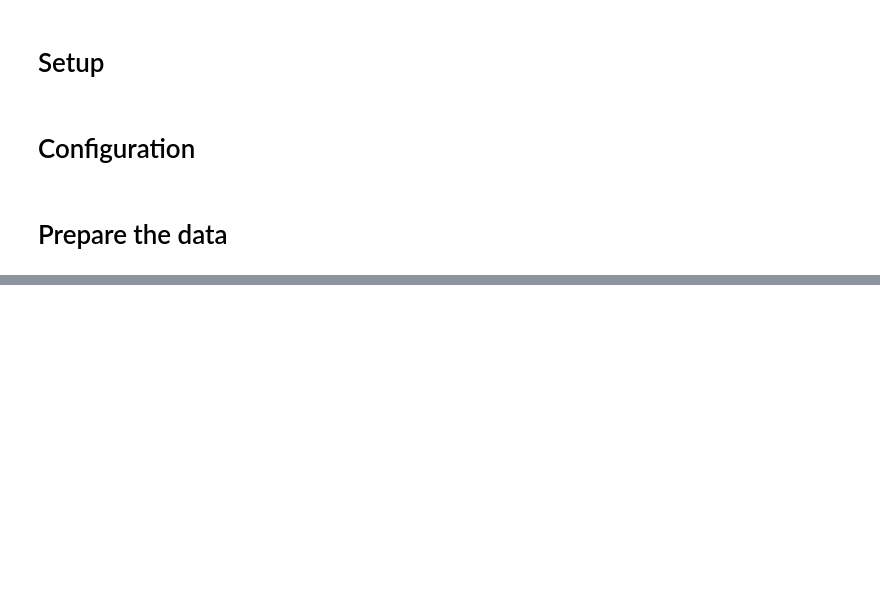
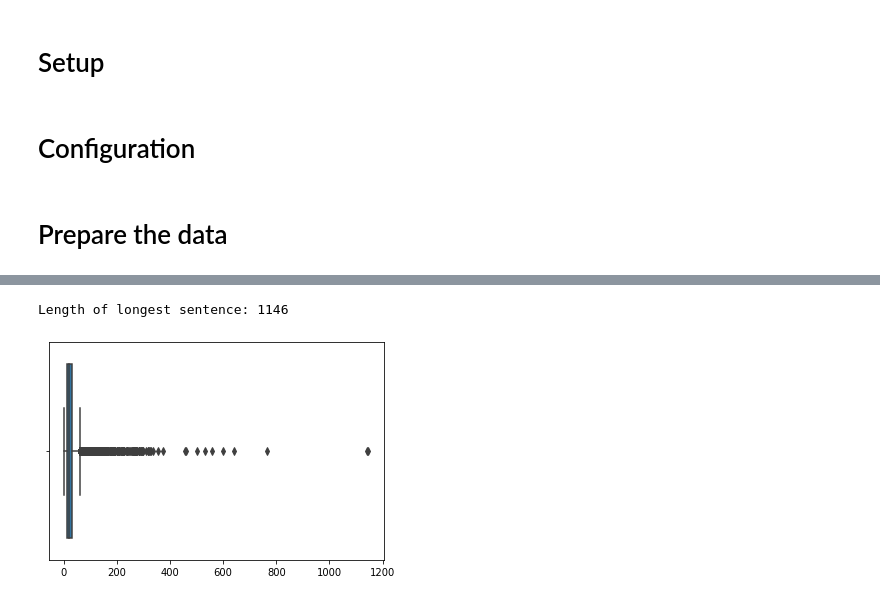
Before and after one commit to HLTT14/NLP-Assignments, a Jupyter notebook: NLP_Assignment2.ipynb, the cells around one changed output, grey strips where cells are left out. Saved outputs shown, nothing was run; the diff lists cells and outputs as text; code cells hidden in the pictures; blank space fills up the shorter version.

```diff
--- a/NLP_Assignment2.ipynb
+++ b/NLP_Assignment2.ipynb
@@ -83,0 +118,2 @@ df.head()
+# %%
+df = df.replace(np.nan, '', regex=True)
@@ -100,0 +137,14 @@ df.head()
+# %%
+X = [] # store input sequence
+Y = [] # store output sequence
+X_sentence = []
+Y_sentence = []
+for index, row in df.iterrows():
+  if(row.word!=''):
+    X_sentence.append(row.word)
+    Y_sentence.append(row.tag+'_'+row.POS[0][1])
+  else:
+    X.append(X_sentence)
+    Y.append(Y_sentence)
+    X_sentence = []
+    Y_sentence = []
@@ -100,0 +184,6 @@ df.head()
+# %%
+# encode X
+
+word_tokenizer = Tokenizer()                      # instantiate tokeniser
+word_tokenizer.fit_on_texts(X)                    # fit tokeniser on data
+X_encoded = word_tokenizer.texts_to_sequences(X)  # use the tokeniser to encode input sequence
@@ -100,0 +231,11 @@ df.head()
+# %%
+# check length of longest sentence
+lengths = [len(seq) for seq in X_encoded]
+print("Length of longest sentence: {}".format(max(lengths)))
+# %% [output]
+Length of longest sentence: 1146
+# %%
+sns.boxplot(lengths)
+plt.show()
+# %% [output]
+[figure, added]
```
Also changed, not shown: parts of 48 cells of this notebook.
